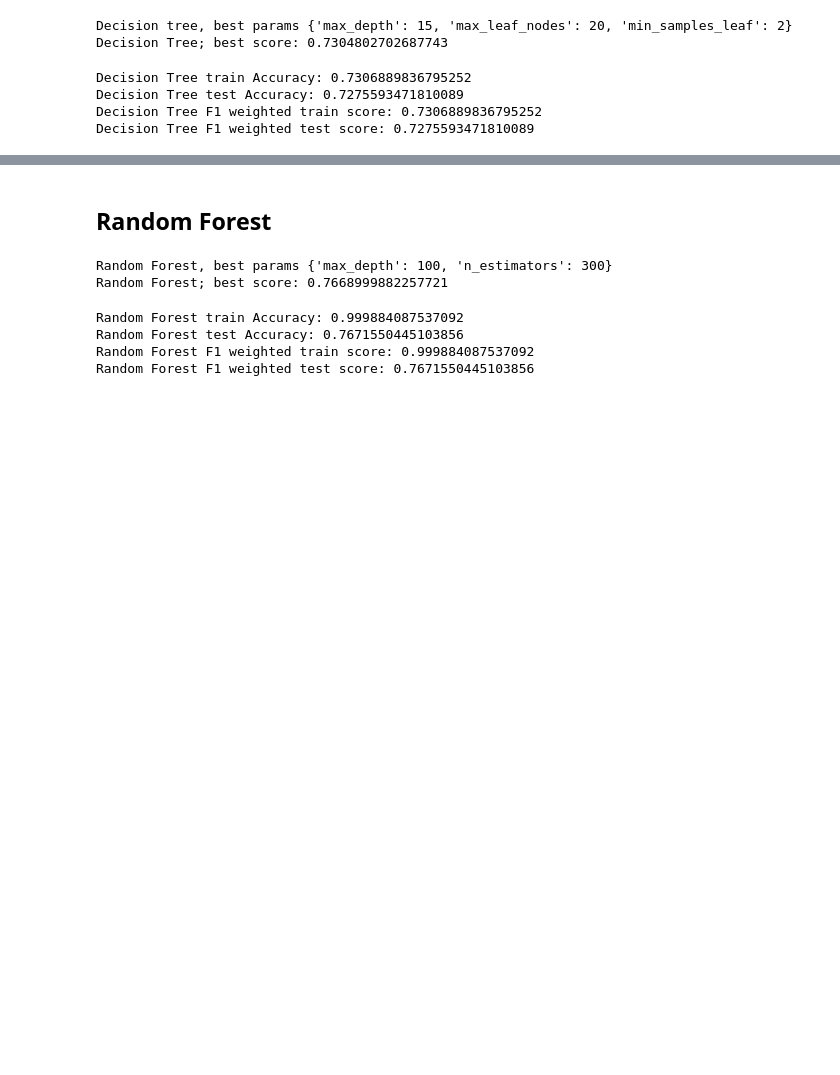
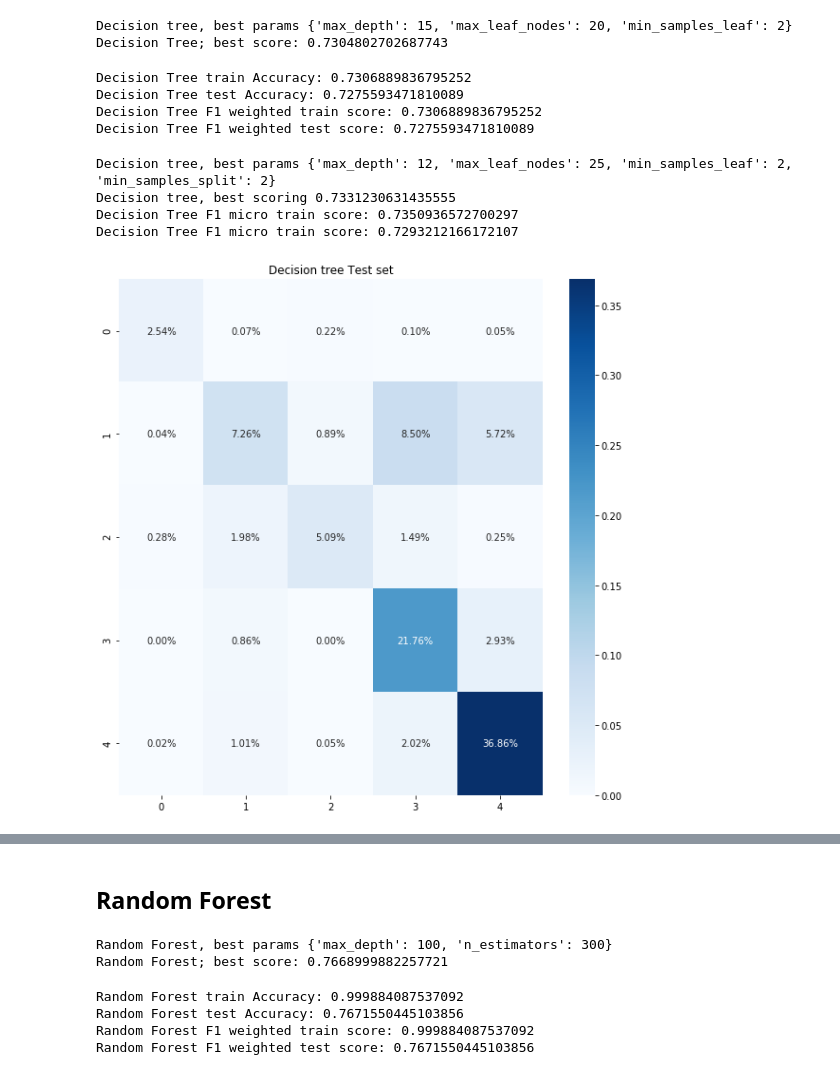
Before and after one commit to LuGeorgiev/Python-SoftUni, a Jupyter notebook: MachineLearning/15.Exam/Exam 15.11.2020 Lyubomir Georgiev.ipynb, the cells around one changed output, grey strips where cells are left out. Drawn from its saved outputs; the diff is of its cells as text; code cells hidden in the pictures; blank space fills up the shorter version.

Commit message:
Describing decision tree

```diff
--- a/MachineLearning/15.Exam/Exam 15.11.2020 Lyubomir Georgiev.ipynb
+++ b/MachineLearning/15.Exam/Exam 15.11.2020 Lyubomir Georgiev.ipynb
@@ -260,3 +369,25 @@ Decision Tree train Accuracy: 0.7306889836795252
 Decision Tree test Accuracy: 0.7275593471810089
 Decision Tree F1 weighted train score: 0.7306889836795252
 Decision Tree F1 weighted test score: 0.7275593471810089
+# %%
+parameters = {
+    "max_depth":[12, 14, 15, 16, 17, 18],
+    "min_samples_leaf": [ 2, 3, 4, 5],
+    'min_samples_split': [2, 5, 10],
+    "max_leaf_nodes": [15, 17, 20, 23, 25]
+}
+decision_tree_model = DecisionTreeClassifier()
+grid_search = GridSearchCV(decision_tree_model, param_grid = parameters, scoring = "f1_micro", cv = k_fold)
+grid_search.fit(diamonds_features_train, diamonds_labelss_train)
+print("Decision tree, best params", grid_search.best_params_)
+print("Decision tree, best scoring", grid_search.best_score_)
+
+show_scoring_results("Decision Tree", grid_search)
+
+plot_confusion_matrix(grid_search, diamonds_features_train, diamonds_labelss_train, "Decision tree Test set")
+# %% [output]
+Decision tree, best params {'max_depth': 12, 'max_leaf_nodes': 25, 'min_samples_leaf': 2, 'min_samples_split': 2}
+Decision tree, best scoring 0.7331230631435555
+Decision Tree F1 micro train score: 0.7350936572700297
+Decision Tree F1 micro train score: 0.7293212166172107
+[figure, added]
```
Also changed, not shown: parts of 43 cells of this notebook, 1 other file.
